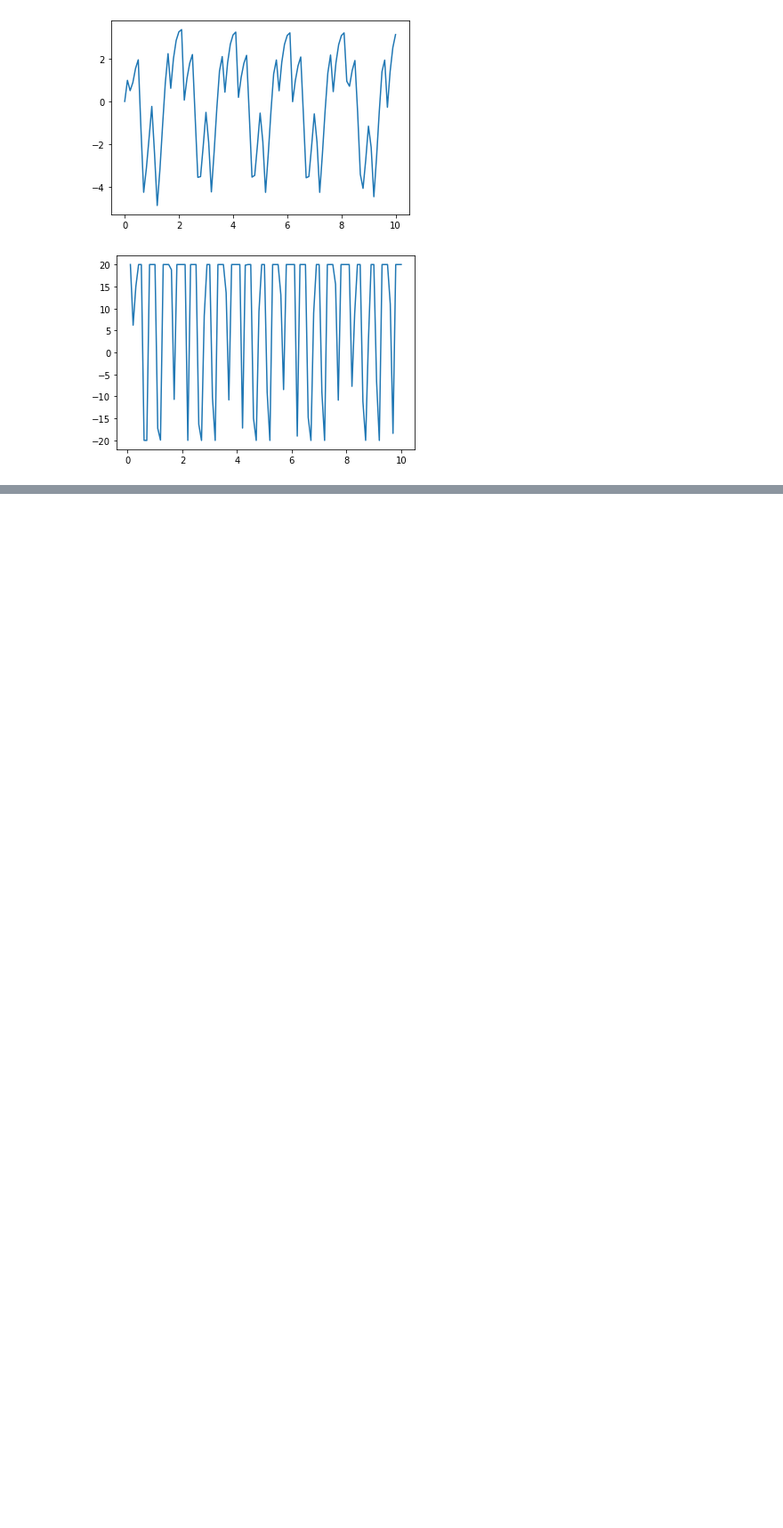
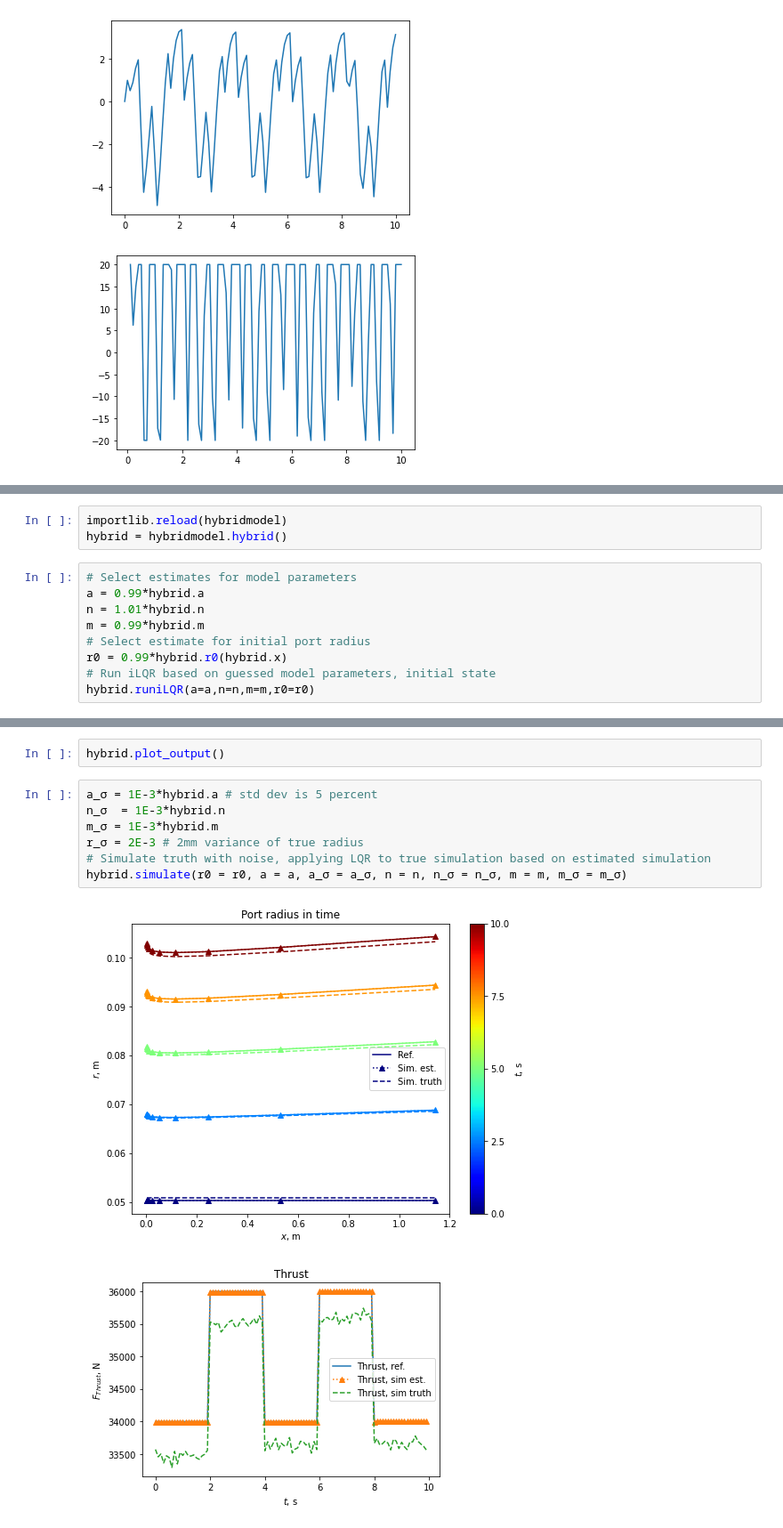
Before and after one commit to newpomax/hybrid-optcontrol, a Jupyter notebook: Untitled.ipynb, the cells around one changed output, grey strips where cells are left out. Shown at 89% size. Cells and saved outputs as stored; diff of their text form; blank space fills up the shorter version.

Commit message:
UKF and iLQR working with good plotting and sim/truth. PreUKF point.

```diff
--- a/Untitled.ipynb
+++ b/Untitled.ipynb
@@ -20,0 +39,12 @@ iLQR converged after 4 iterations with cost 2.84e+09.
+# %%
+importlib.reload(hybridmodel)
+hybrid = hybridmodel.hybrid()
+# %%
+# Select estimates for model parameters
+a = 0.99*hybrid.a
+n = 1.01*hybrid.n
+m = 0.99*hybrid.m
+# Select estimate for initial port radius
+r0 = 0.99*hybrid.r0(hybrid.x)
+# Run iLQR based on guessed model parameters, initial state
+hybrid.runiLQR(a=a,n=n,m=m,r0=r0)
@@ -20,0 +57,12 @@ iLQR converged after 4 iterations with cost 2.84e+09.
+# %%
+hybrid.plot_output()
+# %%
+a_σ = 1E-3*hybrid.a # std dev is 5 percent
+n_σ  = 1E-3*hybrid.n
+m_σ = 1E-3*hybrid.m
+r_σ = 2E-3 # 2mm variance of true radius
+# Simulate truth with noise, applying LQR to true simulation based on estimated simulation
+hybrid.simulate(r0 = r0, a = a, a_σ = a_σ, n = n, n_σ = n_σ, m = m, m_σ = m_σ)
+# %% [output]
+[figure, added]
+[figure, added]
```
Also changed, not shown: parts of 8 cells of this notebook, 5 other files.
